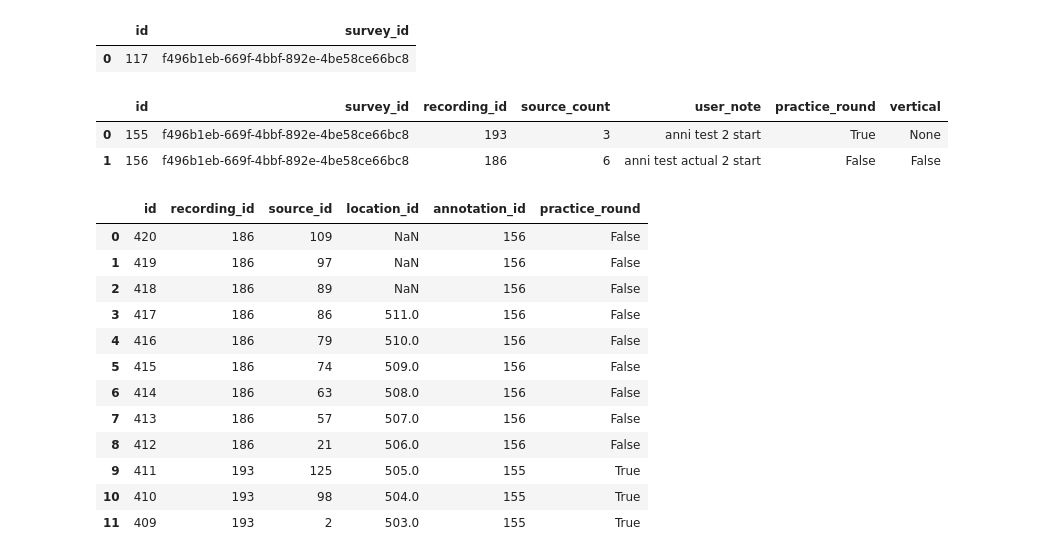
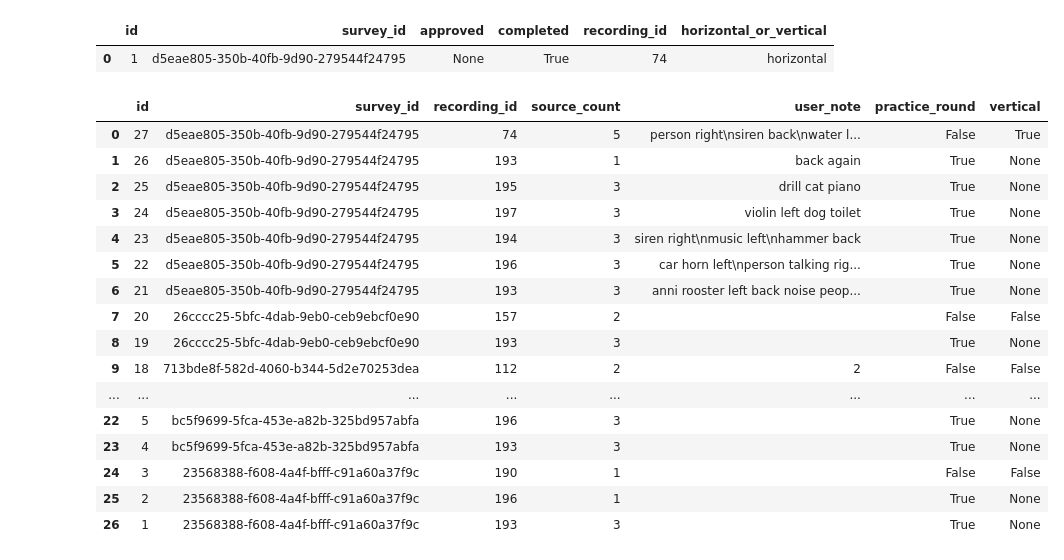
Before and after one commit to ANNIZHENG/Temp-Annotation-Interface, a Jupyter notebook: database/db.ipynb, the cells around one changed output. Cells and saved outputs as stored; diff of their text form; code cells hidden in the pictures.

```diff
--- a/database/db.ipynb
+++ b/database/db.ipynb
@@ -8,28 +8,26 @@ pd.options.display.max_rows = 999
 eng = create_engine(db_path)
 # %%
-pd.read_sql('''select * from "Survey" order by id desc ''',eng).head(1)
+pd.read_sql('''select * from "Survey" order by id desc ''',eng).head(10)
 # %% [output]
-|  | id | survey_id |
-| 0 | 117 | f496b1eb-669f-4bbf-892e-4be58ce66bc8 |
+|  | id | survey_id | approved | completed | recording_id | horizontal_or_vertical |
+| 0 | 1 | d5eae805-350b-40fb-9d90-279544f24795 | None | True | 74 | horizontal |
 # %%
-pd.read_sql('''select * from "Annotation" where survey_id = 'f496b1eb-669f-4bbf-892e-4be58ce66bc8' ''',eng)
+pd.read_sql('''select * from "Annotation" order by id desc''',eng)
 # %% [output]
 |  | id | survey_id | recording_id | source_count | user_note | practice_round | vertical |
-| 0 | 155 | f496b1eb-669f-4bbf-892e-4be58ce66bc8 | 193 | 3 | anni test 2 start | True | None |
-| 1 | 156 | f496b1eb-669f-4bbf-892e-4be58ce66bc8 | 186 | 6 | anni test actual 2 start | False | False |
+| 0 | 27 | d5eae805-350b-40fb-9d90-279544f24795 | 74 | 5 | person right\nsiren back\nwater l... | False | True |
+| 1 | 26 | d5eae805-350b-40fb-9d90-279544f24795 | 193 | 1 | back again | True | None |
+| 2 | 25 | d5eae805-350b-40fb-9d90-279544f24795 | 195 | 3 | drill cat piano | True | None |
+| 3 | 24 | d5eae805-350b-40fb-9d90-279544f24795 | 197 | 3 | violin left dog toilet | True | None |
+| 4 | 23 | d5eae805-350b-40fb-9d90-279544f24795 | 194 | 3 | siren right\nmusic left\nhammer back | True | None |
+| 5 | 22 | d5eae805-350b-40fb-9d90-279544f24795 | 196 | 3 | car horn left\nperson talking rig... | True | None |
+| 6 | 21 | d5eae805-350b-40fb-9d90-279544f24795 | 193 | 3 | anni rooster left back noise peop... | True | None |
+| 7 | 20 | 26cccc25-5bfc-4dab-9eb0-ceb9ebcf0e90 | 157 | 2 |  | False | False |
+| 8 | 19 | 26cccc25-5bfc-4dab-9eb0-ceb9ebcf0e90 | 193 | 3 |  | True | None |
+| 9 | 18 | 713bde8f-582d-4060-b344-5d2e70253dea | 112 | 2 | 2 | False | False |
+| ... | ... | ... | ... | ... | ... | ... | ... |
+| 22 | 5 | bc5f9699-5fca-453e-a82b-325bd957abfa | 196 | 3 |  | True | None |
+| 23 | 4 | bc5f9699-5fca-453e-a82b-325bd957abfa | 193 | 3 |  | True | None |
+| 24 | 3 | 23568388-f608-4a4f-bfff-c91a60a37f9c | 190 | 1 |  | False | False |
+| 25 | 2 | 23568388-f608-4a4f-bfff-c91a60a37f9c | 196 | 1 |  | True | None |
+| 26 | 1 | 23568388-f608-4a4f-bfff-c91a60a37f9c | 193 | 3 |  | True | None |
-# %%
-pd.read_sql('''select * from "Confirmation" where annotation_id = '155' or annotation_id = '156' order by id desc''',eng)
-# %% [output]
-|  | id | recording_id | source_id | location_id | annotation_id | practice_round |
-| 0 | 420 | 186 | 109 | NaN | 156 | False |
-| 1 | 419 | 186 | 97 | NaN | 156 | False |
-| 2 | 418 | 186 | 89 | NaN | 156 | False |
-| 3 | 417 | 186 | 86 | 511.0 | 156 | False |
-| 4 | 416 | 186 | 79 | 510.0 | 156 | False |
-| 5 | 415 | 186 | 74 | 509.0 | 156 | False |
-| 6 | 414 | 186 | 63 | 508.0 | 156 | False |
-| 7 | 413 | 186 | 57 | 507.0 | 156 | False |
-| 8 | 412 | 186 | 21 | 506.0 | 156 | False |
-| 9 | 411 | 193 | 125 | 505.0 | 155 | True |
-| 10 | 410 | 193 | 98 | 504.0 | 155 | True |
-| 11 | 409 | 193 | 2 | 503.0 | 155 | True |
```
Also changed, not shown: parts of 6 cells of this notebook, 3 other files.
